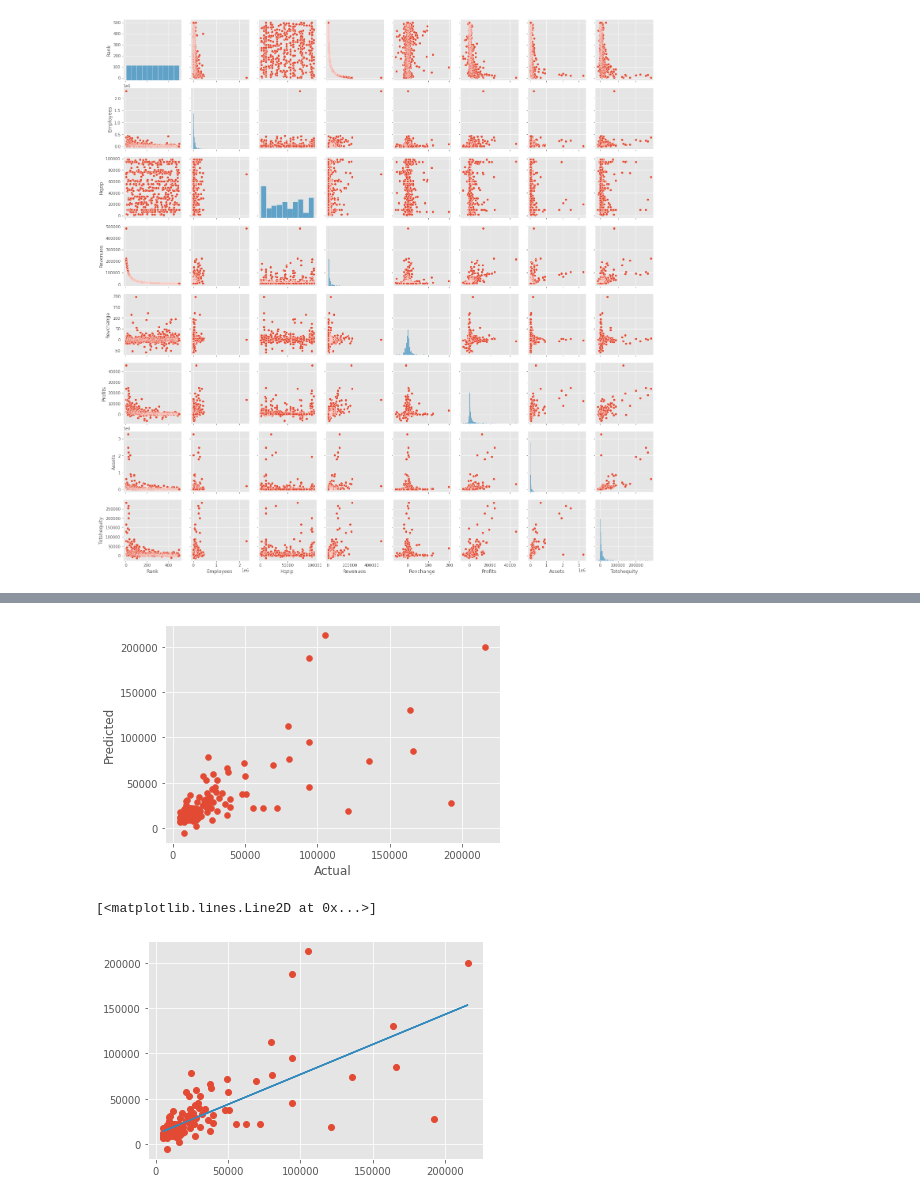
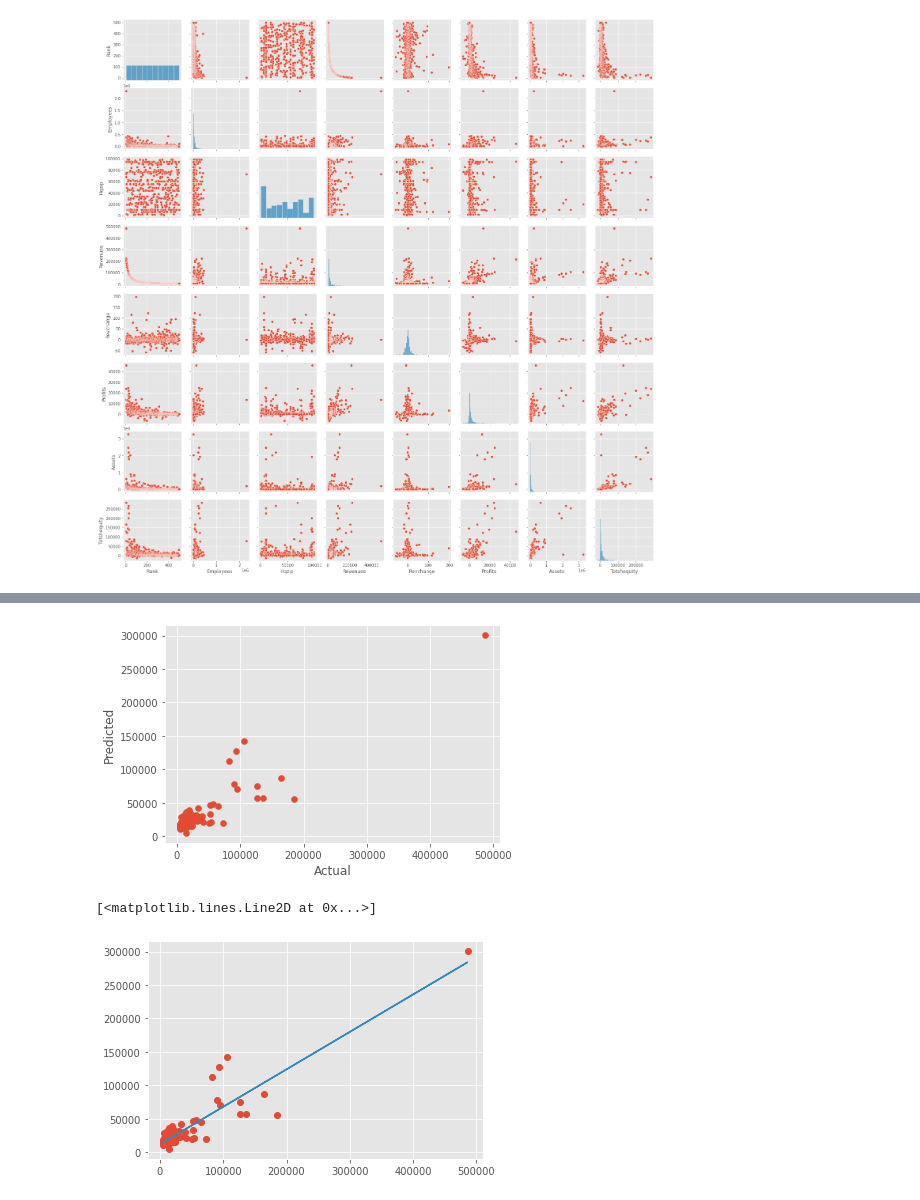
Before and after one commit to sorinburghiu2323/LearningFromData, a Jupyter notebook: fortune_500.ipynb, the cells around one changed output, grey strips where cells are left out. Cells and saved outputs as stored; diff of their text form; code cells hidden in the pictures.

Commit message:
Refactored to ridge and lasso regression

```diff
--- a/fortune_500.ipynb
+++ b/fortune_500.ipynb
@@ -124,19 +110,22 @@ Prediction:  39276.0967138448  Actual:  30109
 # %%
+# Make predictions:
+predictions = RidgeReg.predict(x_test)
+
 # Produce scatter graph between y_test values and predictions.
 style.use('ggplot')
 plt.scatter(y_test, predictions)
 plt.xlabel('Actual')
 plt.ylabel('Predicted')
 plt.show()
 
 # Draw line of best fit.
 slope, y_intercept = np.polyfit(y_test, predictions, 1)
 plt.plot(y_test, predictions, 'o')
 plt.plot(y_test, slope*y_test + y_intercept)
 # %% [output]
-[figure, old version]
+[figure, new version]
 [<matplotlib.lines.Line2D at 0x...>]
-[figure, old version]
+[figure, new version]
 # %%
 plt.hist(y_test - predictions)
 # %% [output]
```
Also changed, not shown: parts of 12 cells of this notebook, 4 other files.
